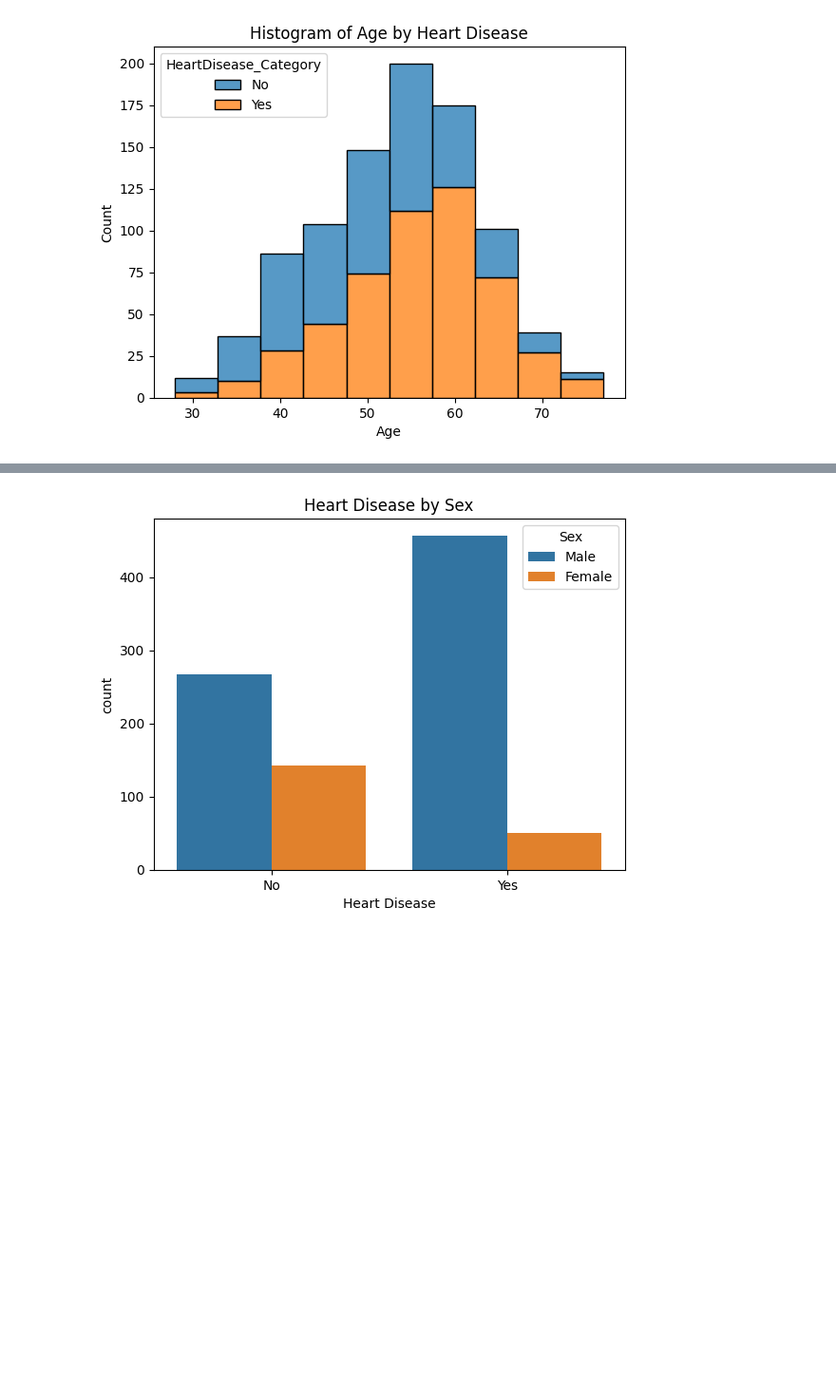
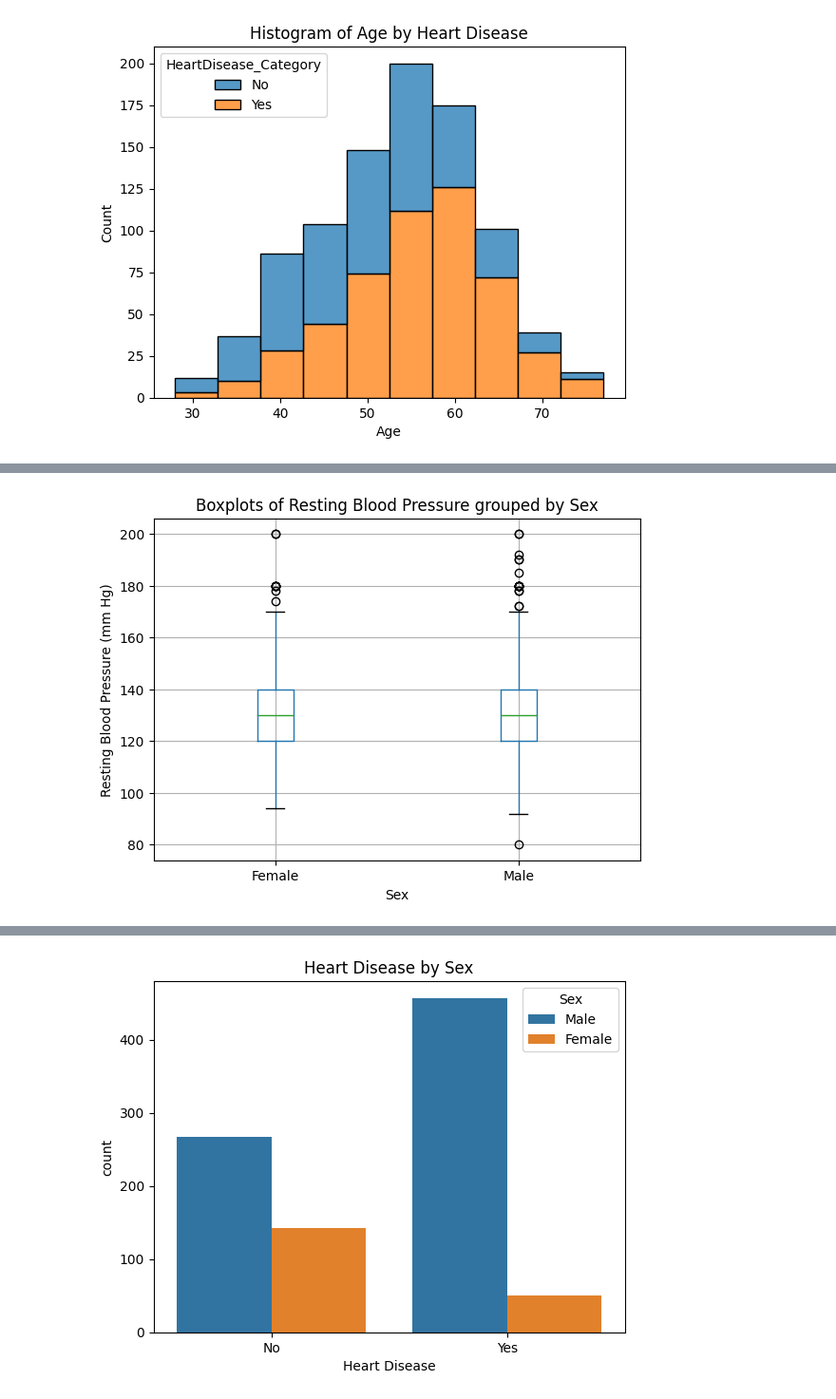
Before and after one commit to davehomrighouse/ANA500, a Jupyter notebook: Homrighouse_ANA500_Project.ipynb, the cells around one changed output, grey strips where cells are left out. Shown at 95% size. Cells and saved outputs as stored; diff of their text form; code cells hidden in the pictures; blank space fills up the shorter version.

```diff
--- a/Homrighouse_ANA500_Project.ipynb
+++ b/Homrighouse_ANA500_Project.ipynb
@@ -303,0 +321,10 @@ plt.show()
+# %%
+# Plot Box Plot of Resting BP by Sex
+hd_df.boxplot(column='RestingBP', by='Sex')
+plt.title('Boxplots of Resting Blood Pressure grouped by Sex')
+plt.suptitle('')  # Remove default title
+plt.xlabel('Sex')
+plt.ylabel('Resting Blood Pressure (mm Hg)')
+plt.show()
+# %% [output]
+[figure, added]
```
Also changed, not shown: parts of 48 cells of this notebook.
